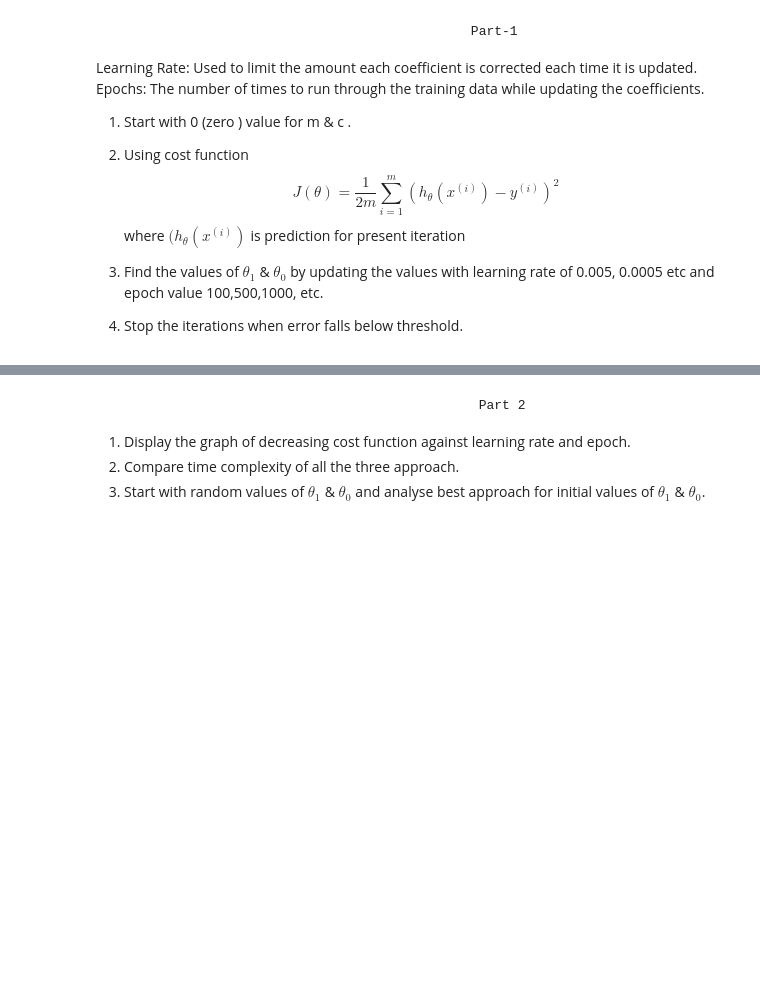
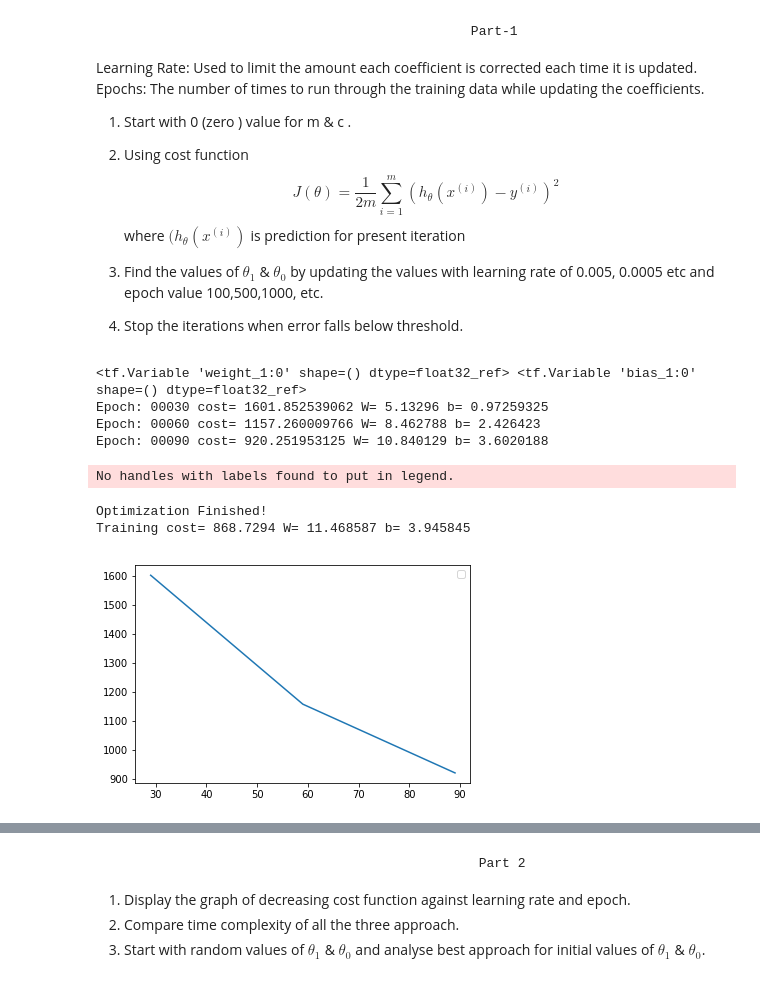
Before and after one commit to kletech-socs/ML-2018-19, a Jupyter notebook: Lab 2/Linear-Regression-Assignment.ipynb, the cells around one changed output, grey strips where cells are left out. Cells and saved outputs as stored; diff of their text form; code cells hidden in the pictures; blank space fills up the shorter version.

Commit message:
Completed linear Regression Assignment

```diff
--- a/Lab 2/Linear-Regression-Assignment.ipynb
+++ b/Lab 2/Linear-Regression-Assignment.ipynb
@@ -15,3 +15,11 @@ Epochs: The number of times to run through the training data while updating the
 
 3. Find the values of $\theta_1$ & $\theta_0$ by updating the values with learning rate of 0.005, 0.0005 etc and epoch value 100,500,1000, etc.
 4. Stop the iterations when error falls below threshold.
+# %%
+import numpy
+
+rng = numpy.random
+import tensorflow as tf
+
+import matplotlib.pyplot as plt
+from mpl_toolkits.mplot3d import Axes3D
@@ -17,0 +110,11 @@ Epochs: The number of times to run through the training data while updating the
+# %%
+Linear_regression(0.001,100,30)
+# %% [output]
+<tf.Variable 'weight_1:0' shape=() dtype=float32_ref> <tf.Variable 'bias_1:0' shape=() dtype=float32_ref>
+Epoch: 00030 cost= 1601.852539062 W= 5.13296 b= 0.97259325
+Epoch: 00060 cost= 1157.260009766 W= 8.462788 b= 2.426423
+Epoch: 00090 cost= 920.251953125 W= 10.840129 b= 3.6020188
+No handles with labels found to put in legend.
+Optimization Finished!
+Training cost= 868.7294 W= 11.468587 b= 3.945845
+[figure, added]
```
Also changed, not shown: parts of 3 cells of this notebook.
